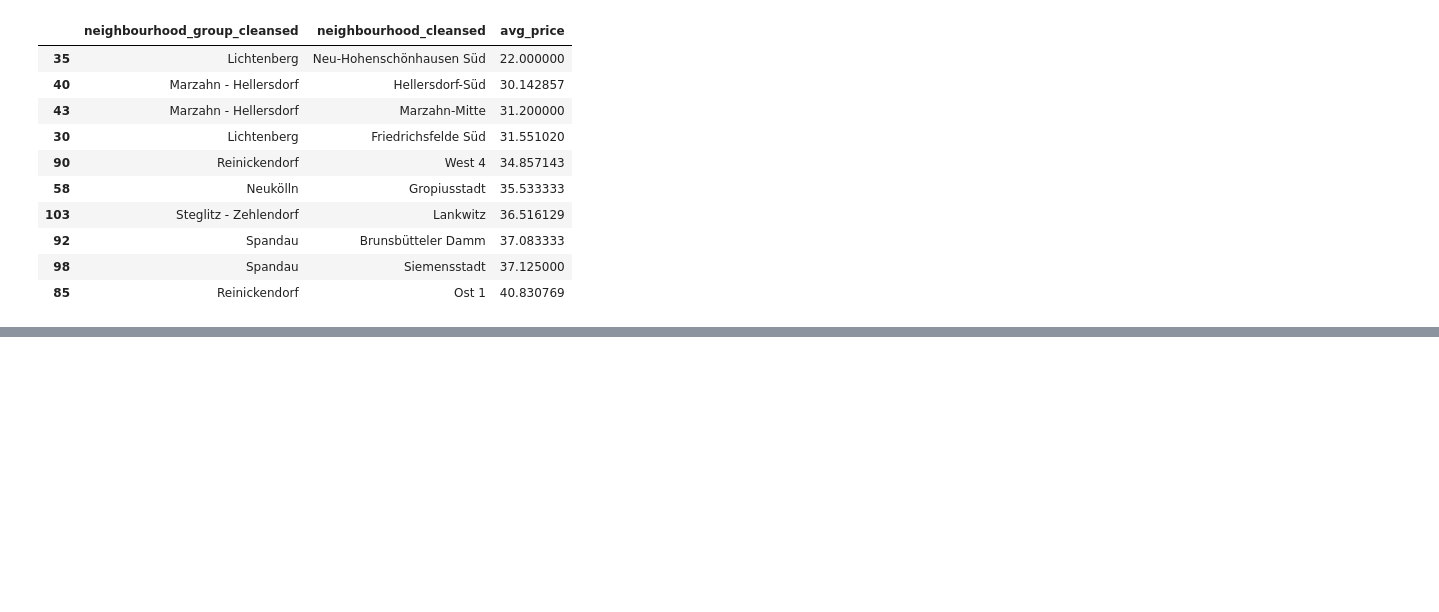
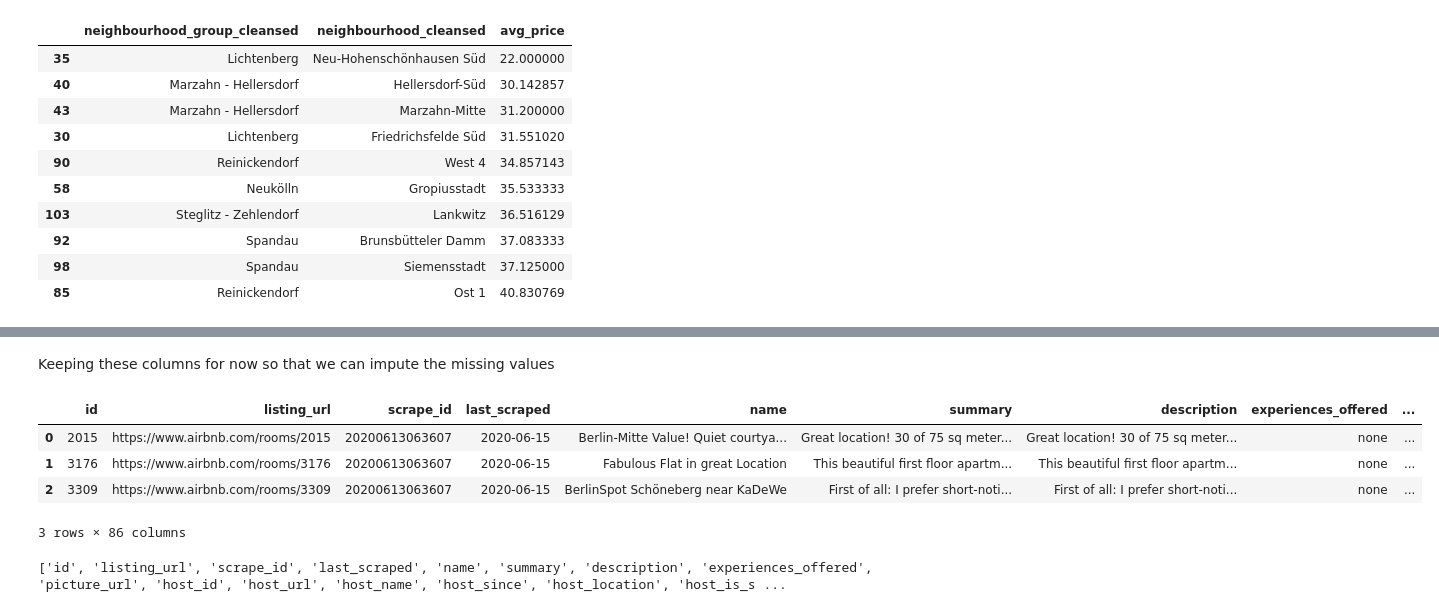
Before and after one commit to wkirui/Airbnb-Price-Prediction, a Jupyter notebook: Airbnb Data Data Processing.ipynb, the cells around one changed output, grey strips where cells are left out. Saved outputs shown, nothing was run; the diff lists cells and outputs as text; code cells hidden in the pictures; blank space fills up the shorter version.

```diff
--- a/Airbnb Data Data Processing.ipynb
+++ b/Airbnb Data Data Processing.ipynb
@@ -221,0 +287,35 @@ listings_data.groupby(['neighbourhood_group_cleansed','neighbourhood_cleansed'])
+# %% [markdown]
+Keeping these columns for now so that we can impute the missing values
+# %%
+# create list of columns without decription,ids or summary
+working_list = ['id','host_since', 'host_location', 'host_is_superhost',
+                'host_neighbourhood', 'host_listings_count', 'host_total_listings_count', 'host_verifications',
+                'host_has_profile_pic', 'host_identity_verified', 'street', 'neighbourhood', 'neighbourhood_cleansed',
+                'neighbourhood_group_cleansed', 'city', 'state', 'zipcode', 'market', 'smart_location',
+                'country_code', 'country', 'latitude', 'longitude', 'is_location_exact', 'property_type',
+                'room_type', 'accommodates', 'bathrooms', 'bedrooms', 'beds', 'bed_type', 'amenities',
+                'price', 'guests_included', 'extra_people', 'minimum_nights', 'maximum_nights',
+                'minimum_minimum_nights', 'maximum_minimum_nights', 'minimum_maximum_nights',
+                'maximum_maximum_nights', 'minimum_nights_avg_ntm', 'maximum_nights_avg_ntm',
+                'calendar_updated', 'has_availability', 'availability_30', 'availability_60',
+                'availability_90', 'availability_365', 'calendar_last_scraped', 'number_of_reviews',
+                'number_of_reviews_ltm', 'first_review', 'last_review', 'review_scores_rating',
+                'review_scores_accuracy','review_scores_cleanliness', 'review_scores_checkin',
+                'review_scores_communication', 'review_scores_location', 'review_scores_value',
+                'requires_license', 'instant_bookable', 'is_business_travel_ready', 'cancellation_policy',
+                'require_guest_profile_picture', 'require_guest_phone_verification',
+                'calculated_host_listings_count', 'calculated_host_listings_count_entire_homes',
+                'calculated_host_listings_count_private_rooms', 'calculated_host_listings_count_shared_rooms',
+                'reviews_per_month', 'distance']
+
+reshaped_listings_data.head(3)
+# %% [output]
+|  | id | listing_url | scrape_id | last_scraped | name | summary | description | experiences_offered | ... |
+| 0 | 2015 | https://www.airbnb.com/rooms/2015 | 20200613063607 | 2020-06-15 | Berlin-Mitte Value! Quiet courtya... | Great location! 30 of 75 sq meter... | Great location! 30 of 75 sq meter... | none | ... |
+| 1 | 3176 | https://www.airbnb.com/rooms/3176 | 20200613063607 | 2020-06-15 | Fabulous Flat in great Location | This beautiful first floor apartm... | This beautiful first floor apartm... | none | ... |
+| 2 | 3309 | https://www.airbnb.com/rooms/3309 | 20200613063607 | 2020-06-15 | BerlinSpot Schöneberg near KaDeWe | First of all: I prefer short-noti... | First of all: I prefer short-noti... | none | ... |
+3 rows × 86 columns
+# %%
+print([x for x in reshaped_listings_data.columns])
+# %% [output]
+['id', 'listing_url', 'scrape_id', 'last_scraped', 'name', 'summary', 'description', 'experiences_offered', 'picture_url', 'host_id', 'host_url', 'host_name', 'host_since', 'host_location', 'host_is_s ...
```
Also changed, not shown: parts of 16 cells of this notebook.
